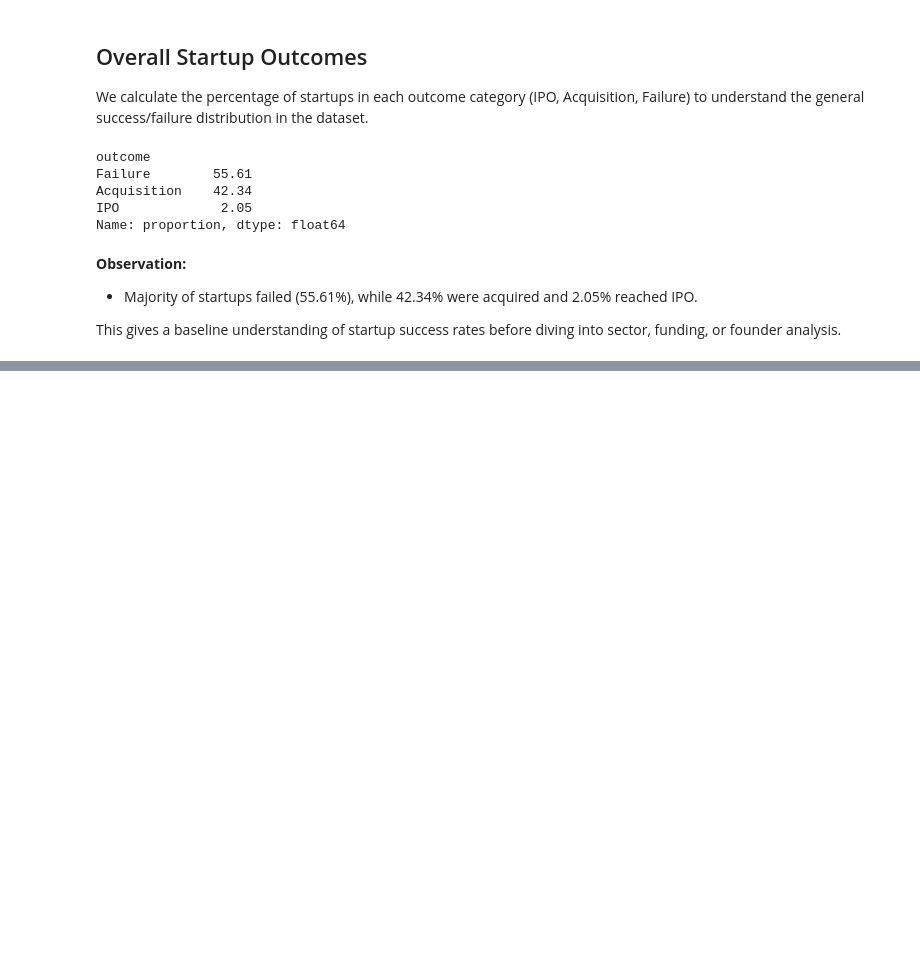
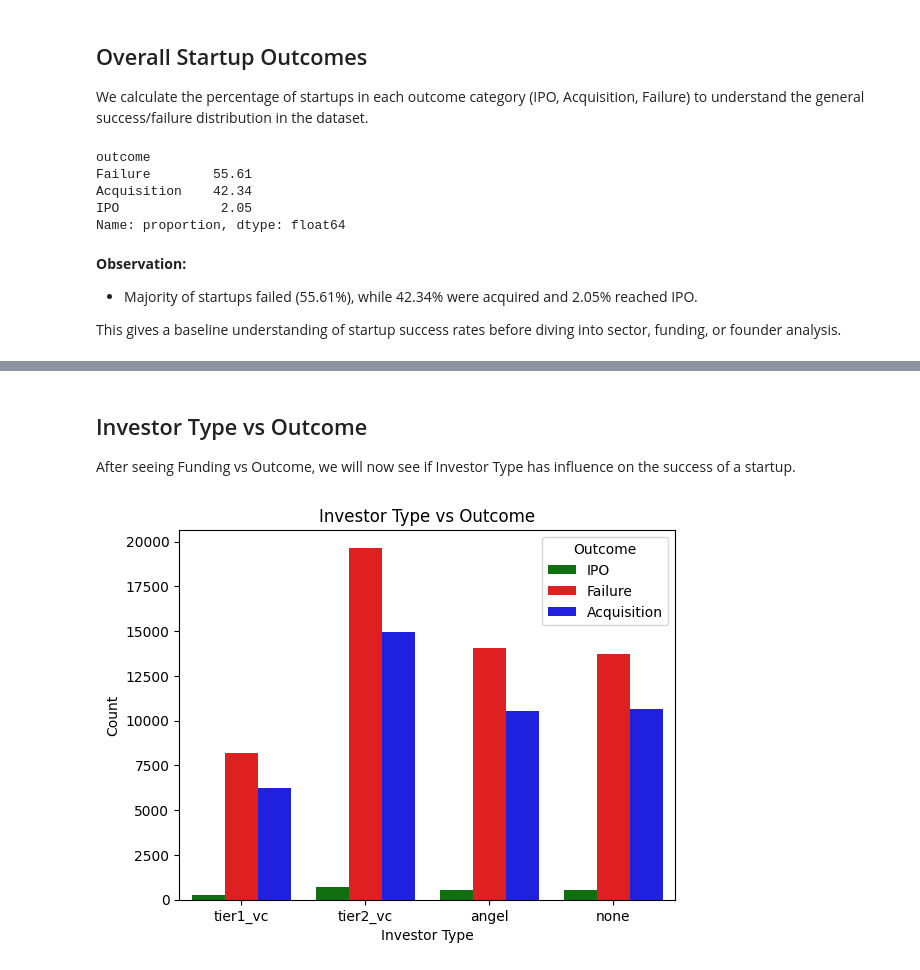
Before and after one commit to chantal-e/Startup-Funding-and-Outcome-Analysis, a Jupyter notebook: startup_funding_and_outcome_analysis.ipynb, the cells around one changed output, grey strips where cells are left out. Cells and saved outputs as stored; diff of their text form; code cells hidden in the pictures; blank space fills up the shorter version.

```diff
--- a/startup_funding_and_outcome_analysis.ipynb
+++ b/startup_funding_and_outcome_analysis.ipynb
@@ -100,0 +139,18 @@ This gives a baseline understanding of startup success rates before diving into
+# %% [markdown]
+## Investor Type vs Outcome
+
+After seeing Funding vs Outcome, we will now see if Investor Type has influence on the success of a startup.
+# %%
+investor_order = ['tier1_vc', 'tier2_vc', 'angel', 'none']
+sns.countplot(x='investor_type',
+              hue='outcome',
+              palette= funding_vs_outcome,
+              order = investor_order,
+              data=df)
+plt.title("Investor Type vs Outcome")
+plt.xlabel("Investor Type")
+plt.ylabel("Count")
+plt.legend(title="Outcome")
+plt.show()
+# %% [output]
+[figure, added]
```
Also changed, not shown: parts of 7 cells of this notebook.
